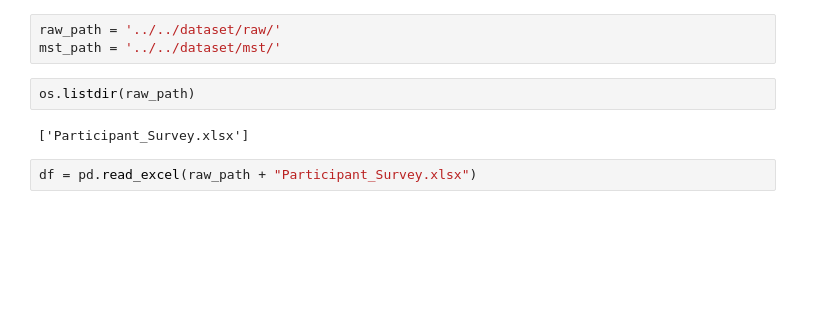
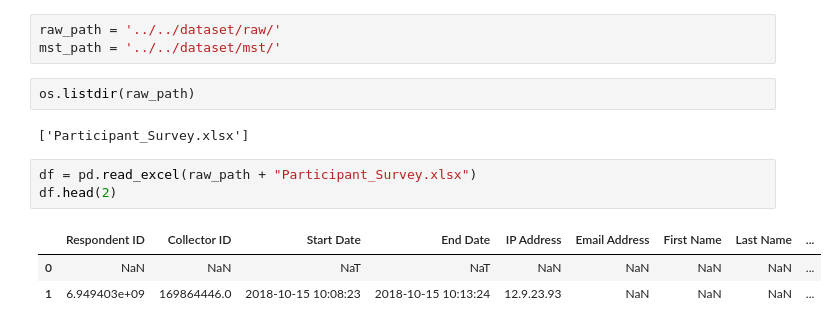
Before and after one commit to lindseytam/EBikeSurvey, a Jupyter notebook: notebook/build/01_build_ebike.ipynb, the cells around one changed output. Cells and saved outputs as stored; diff of their text form; blank space fills up the shorter version.

```diff
--- a/notebook/build/01_build_ebike.ipynb
+++ b/notebook/build/01_build_ebike.ipynb
@@ -15,3 +19,8 @@ os.listdir(raw_path)
 ['Participant_Survey.xlsx']
 # %%
 df = pd.read_excel(raw_path + "Participant_Survey.xlsx")
+df.head(2)
+# %% [output]
+|  | Respondent ID | Collector ID | Start Date | End Date | IP Address | Email Address | First Name | Last Name | ... |
+| 0 | NaN | NaN | NaT | NaT | NaN | NaN | NaN | NaN | ... |
+| 1 | 6.949403e+09 | 169864446.0 | 2018-10-15 10:08:23 | 2018-10-15 10:13:24 | 12.9.23.93 | NaN | NaN | NaN | ... |
```
Also changed, not shown: parts of 10 cells of this notebook, 2 other files.
